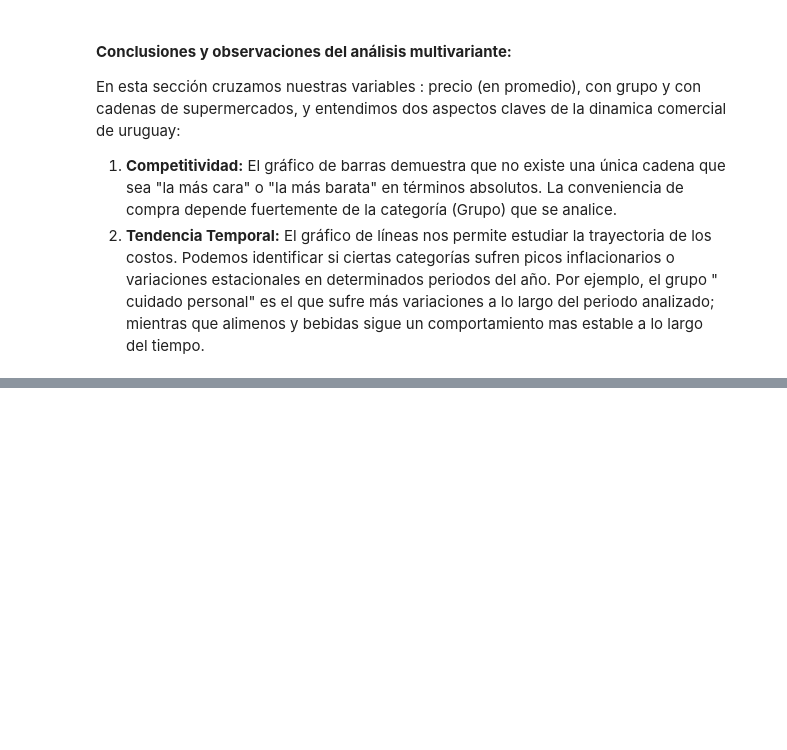
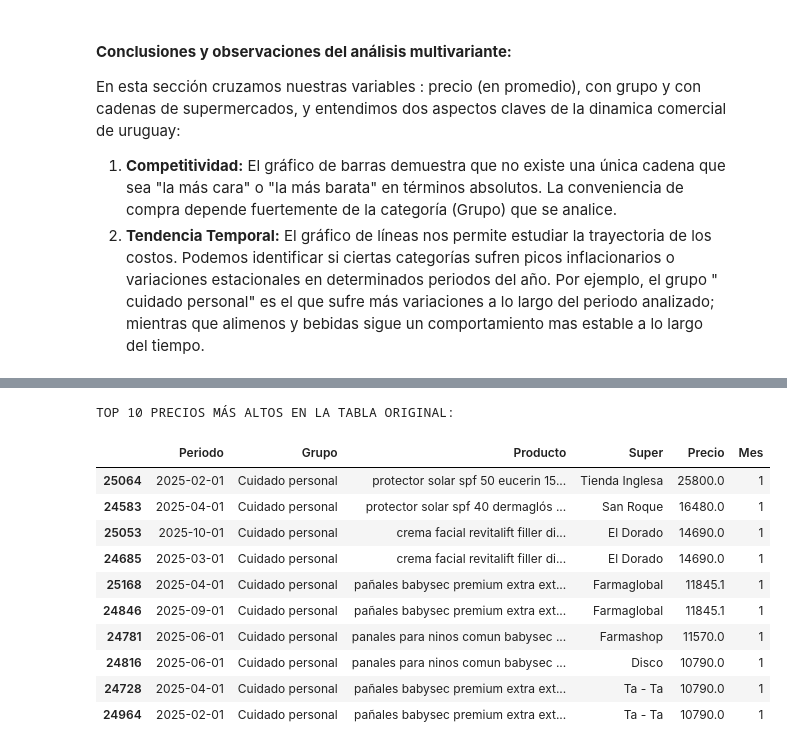
Before and after one commit to georginasiccofernandez-arch/proyecto-dimploma-UCU--phyton, a Jupyter notebook: notebooks/practice.ipynb, the cells around one changed output, grey strips where cells are left out. Drawn from its saved outputs; the diff is of its cells as text; code cells hidden in the pictures; blank space fills up the shorter version.

```diff
--- a/notebooks/practice.ipynb
+++ b/notebooks/practice.ipynb
@@ -436,0 +469,17 @@ En esta sección cruzamos nuestras variables : precio (en promedio), con grupo y
+# %%
+#Analizamos a que productos refieren esos puntos de los diagramas de caja que se alejan considerablemente de las restantes observaciones de la muestra:
+print("\nTOP 10 PRECIOS MÁS ALTOS EN LA TABLA ORIGINAL:")
+display(df_limpio.sort_values("Precio", ascending=False).head(10))
+# %% [output]
+TOP 10 PRECIOS MÁS ALTOS EN LA TABLA ORIGINAL:
+|  | Periodo | Grupo | Producto | Super | Precio | Mes |
+| 25064 | 2025-02-01 | Cuidado personal | protector solar spf 50 eucerin 15... | Tienda Inglesa | 25800.0 | 1 |
+| 24583 | 2025-04-01 | Cuidado personal | protector solar spf 40 dermaglós ... | San Roque | 16480.0 | 1 |
+| 25053 | 2025-10-01 | Cuidado personal | crema facial revitalift filler di... | El Dorado | 14690.0 | 1 |
+| 24685 | 2025-03-01 | Cuidado personal | crema facial revitalift filler di... | El Dorado | 14690.0 | 1 |
+| 25168 | 2025-04-01 | Cuidado personal | pañales babysec premium extra ext... | Farmaglobal | 11845.1 | 1 |
+| 24846 | 2025-09-01 | Cuidado personal | pañales babysec premium extra ext... | Farmaglobal | 11845.1 | 1 |
+| 24781 | 2025-06-01 | Cuidado personal | panales para ninos comun babysec ... | Farmashop | 11570.0 | 1 |
+| 24816 | 2025-06-01 | Cuidado personal | panales para ninos comun babysec ... | Disco | 10790.0 | 1 |
+| 24728 | 2025-04-01 | Cuidado personal | pañales babysec premium extra ext... | Ta - Ta | 10790.0 | 1 |
+| 24964 | 2025-02-01 | Cuidado personal | pañales babysec premium extra ext... | Ta - Ta | 10790.0 | 1 |
```
Also changed, not shown: parts of 22 cells of this notebook.
